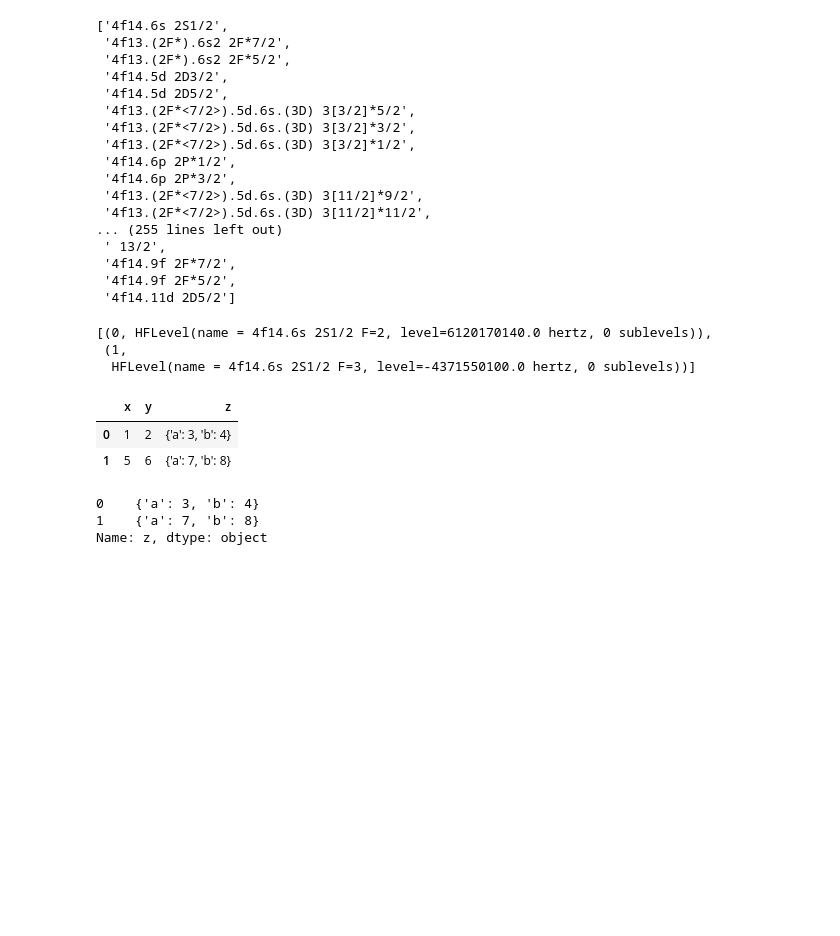
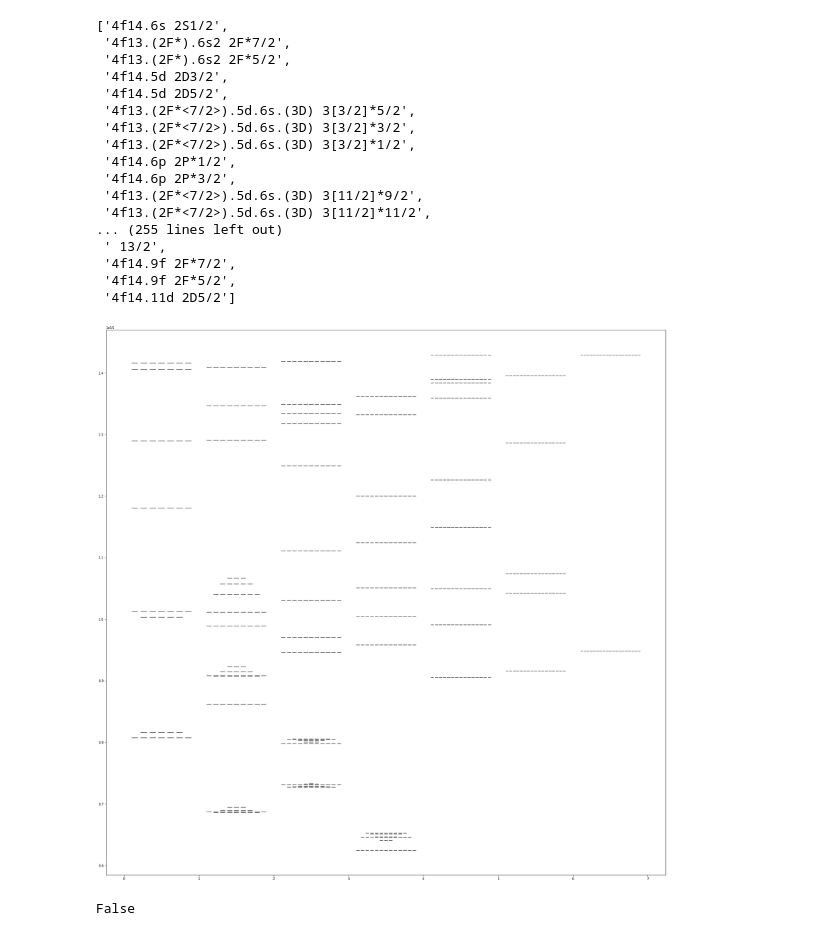
Before and after one commit to thomasdellaert/Atom-Toolkit, a Jupyter notebook: grotrians.ipynb, the cells around one changed output. Drawn from its saved outputs; the diff is of its cells as text; code cells hidden in the pictures; blank space fills up the shorter version.

```diff
--- a/grotrians.ipynb
+++ b/grotrians.ipynb
@@ -58,24 +68,21 @@ a.levels.list_names()
  '4f14.9f 2F*5/2',
  '4f14.11d 2D5/2']
 # %%
-list(enumerate(a.levels['4f14.6s 2S1/2'].sublevels()))
+g2 = grt.Grotrian()
+for level in a.levels[1:50]:
+    g2.add_level(level, strategy=grt.zeeman_level_table, linewidth=1, z_scale=0, fill_factor=.75, hf_scale=5000)
+
+fig, ax = plt.subplots(figsize=(30, 30))
+grt.MPLGrotrianRenderer.render(g2, ax)
+ax.autoscale()
+plt.show()
 # %% [output]
-[(0, HFLevel(name = 4f14.6s 2S1/2 F=2, level=6120170140.0 hertz, 0 sublevels)),
- (1,
-  HFLevel(name = 4f14.6s 2S1/2 F=3, level=-4371550100.0 hertz, 0 sublevels))]
+[figure, added]
 # %%
 import pandas as pd
 df = pd.DataFrame(columns=['x', 'y', 'z'])
 df = pd.concat([df, pd.DataFrame([[1, 2, {'a': 3, 'b': 4}], [5, 6, {'a': 7, 'b': 8}]], columns=['x', 'y', 'z'])])
-# %%
-df
-# %% [output]
-|  | x | y | z |
-| 0 | 1 | 2 | {'a': 3, 'b': 4} |
-| 1 | 5 | 6 | {'a': 7, 'b': 8} |
-# %%
-df['z']
-# %% [output]
-0    {'a': 3, 'b': 4}
-1    {'a': 7, 'b': 8}
-Name: z, dtype: object
+# %%
+type(a.levels['4f14.6s 2S1/2']['F=2']['mF=-2']) == HFLevel
+# %% [output]
+False
```
Also changed, not shown: parts of 4 cells of this notebook, 4 other files.
